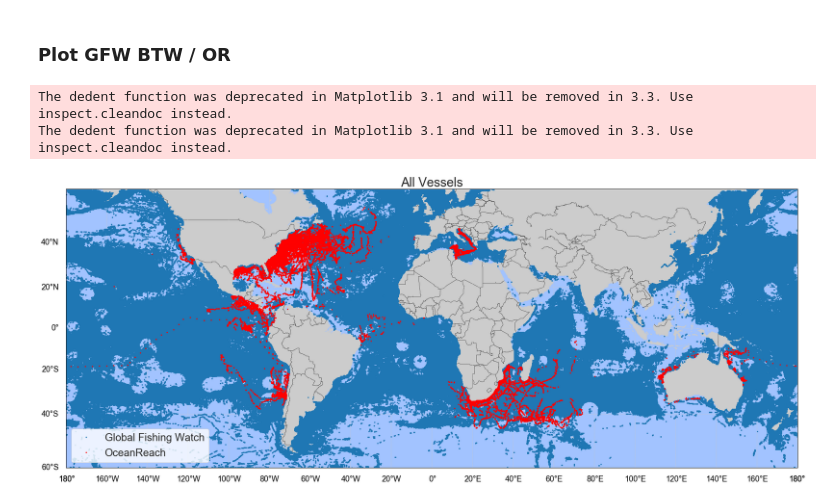
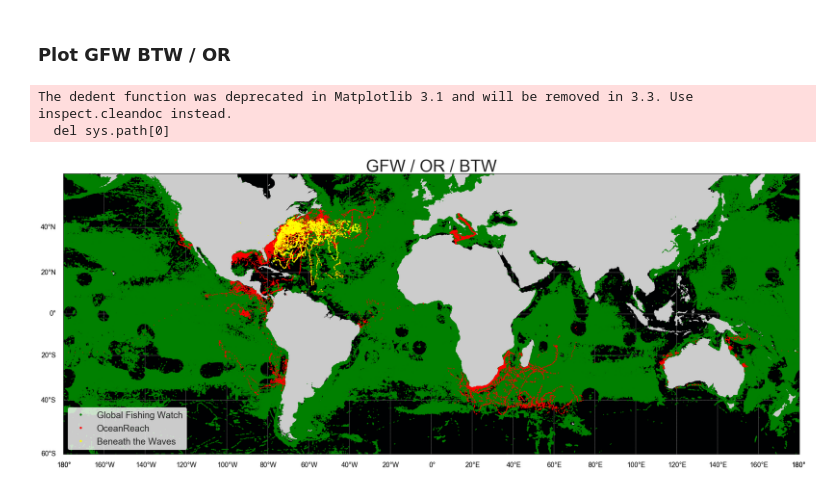
Before and after one commit to aionthebeach/ocean-maps, a Jupyter notebook: Maps_GFW_BTW_OR.ipynb, the cells around one changed output. Cells and saved outputs as stored; diff of their text form; code cells hidden in the pictures.

```diff
--- a/Maps_GFW_BTW_OR.ipynb
+++ b/Maps_GFW_BTW_OR.ipynb
@@ -49,0 +74,3 @@ All_Animals_Oceanreach.head()
+# %%
+Gallagher_Tracks_BTW = pd.read_csv('Beneath_The_Waves/Gallagher_BTW_Tracks.csv') # .iloc[:15359,:]
+Gallagher_Tracks_BTW
@@ -54,6 +100,8 @@ lats_gfw = np.array(All_GFW_Grid.lat_bin)
 lons_gfw = np.array(All_GFW_Grid.lon_bin)
 lats_or = np.array(All_Animals_Oceanreach.latitude)
 lons_or =np.array(All_Animals_Oceanreach.longitude)
+lats_btw = np.array(Gallagher_Tracks_BTW.lat)
+lons_btw =np.array(Gallagher_Tracks_BTW.lon)
 
 # Map Boundaries
 max_lat = 60
@@ -63,47 +111,48 @@ min_lon = -180
 # %%
 import matplotlib.pyplot as plt
 from mpl_toolkits.basemap import Basemap
 from matplotlib import colors,colorbar
 import matplotlib.dates as mdates
 from matplotlib.dates import DateFormatter
-
+import seaborn as sns
 %matplotlib inline
-# import pandas as pd
-# from datetime import datetime, timedelta
-
-import seaborn as sns
 
 sns.set_style("white")
-plt.figure(figsize=(30,30))
+plt.figure(figsize=(35, 35))
 
-m = Basemap(llcrnrlon=min_lon, llcrnrlat=min_lat,
-            urcrnrlon=max_lon, urcrnrlat=max_lat, projection='mill', resolution ='l')
+m = Basemap(llcrnrlon = min_lon, llcrnrlat = min_lat,
+            urcrnrlon = max_lon, urcrnrlat = max_lat, projection = 'mill', resolution ='l')
 
 m.drawmapboundary()
-m.fillcontinents("#cccccc",lake_color="#cccccc")
-parallels = np.arange(min_lat,max_lat,20.)
-m.drawparallels(parallels,labels=[1,0,0,0],fontsize=18,color='#cccccc')
-meridians = np.arange(min_lon,max_lon,20.)
-m.drawmeridians(meridians,labels=[0,0,0,1],fontsize=18,color='#cccccc')
+m.fillcontinents("#cccccc", lake_color = "#cccccc")
+m.drawcountries()
 
-m.drawmapboundary(fill_color='#A2C3FF')
-m.drawcountries()
+parallels = np.arange(min_lat, max_lat, 20.)
+m.drawparallels(parallels,labels=[1, 0, 0, 0],fontsize = 18, color = '#cccccc')
+meridians = np.arange(min_lon, max_lon, 20.)
+m.drawmeridians(meridians, labels = [0,0,0,1], fontsize = 18, color = '#cccccc')
+
+m.drawmapboundary(fill_color = '#000102')
 x,y= m(lons_gfw, lats_gfw)
-size = 3
-m.plot(x,y,marker = 'o',markersize=size,markeredgecolor = 'none',
-       alpha = 1,linestyle='None', label="Global Fishing Watch")
+size = 2
+m.plot(x, y, marker = 'o', markersize = size, markeredgecolor = 'none',
+       alpha = 1, linestyle = 'None', label = "Global Fishing Watch", color = "green")
 
 x,y= m(lons_or, lats_or)
-size = 3
-m.plot(x,y,marker = 'o',markersize=size,markeredgecolor = 'none',
-       alpha = 1,linestyle='None', label="OceanReach", color = "red")
+size = 2
+m.plot(x, y,marker = 'o', markersize = size, markeredgecolor = 'none',
+       alpha = 1 ,linestyle = 'None', label = "OceanReach", color = "red")
+
+x,y= m(lons_btw, lats_btw)
+size = 2
+m.plot(x, y, marker = 'o', markersize = size, markeredgecolor = 'none',
+       alpha = 1, linestyle = 'None', label = "Beneath the Waves", color = "yellow")
 
 
-plt.title("All Vessels",
-         fontsize=29)
-plt.legend(fontsize=24)
+plt.title("GFW / OR / BTW", fontsize = 45)
+plt.legend(fontsize = 24, markerscale = 3)
 plt.show()
 # %% [output]
 The dedent function was deprecated in Matplotlib 3.1 and will be removed in 3.3. Use inspect.cleandoc instead.
-The dedent function was deprecated in Matplotlib 3.1 and will be removed in 3.3. Use inspect.cleandoc instead.
+  del sys.path[0]
-[figure, old version]
+[figure, new version]
```
Also changed, not shown: parts of 4 cells of this notebook, 1 other file.
